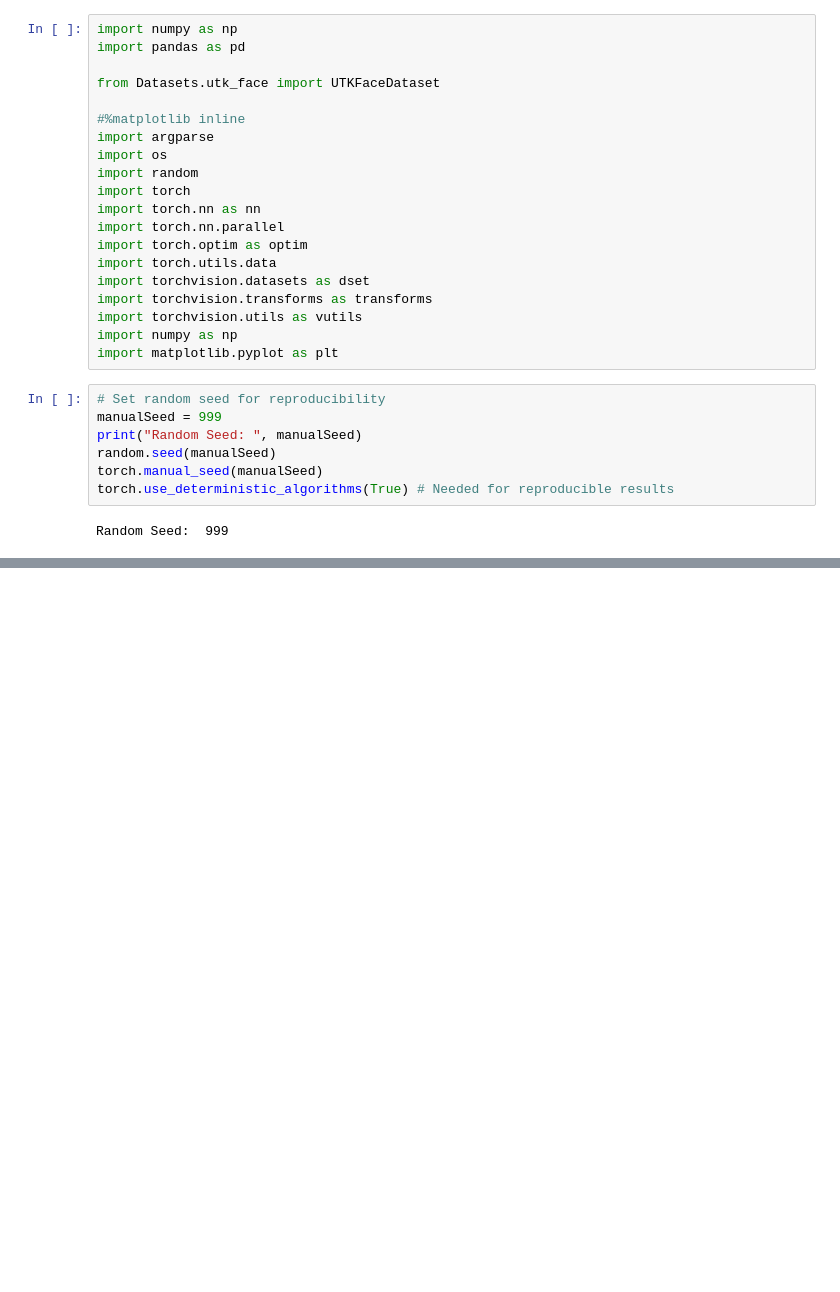
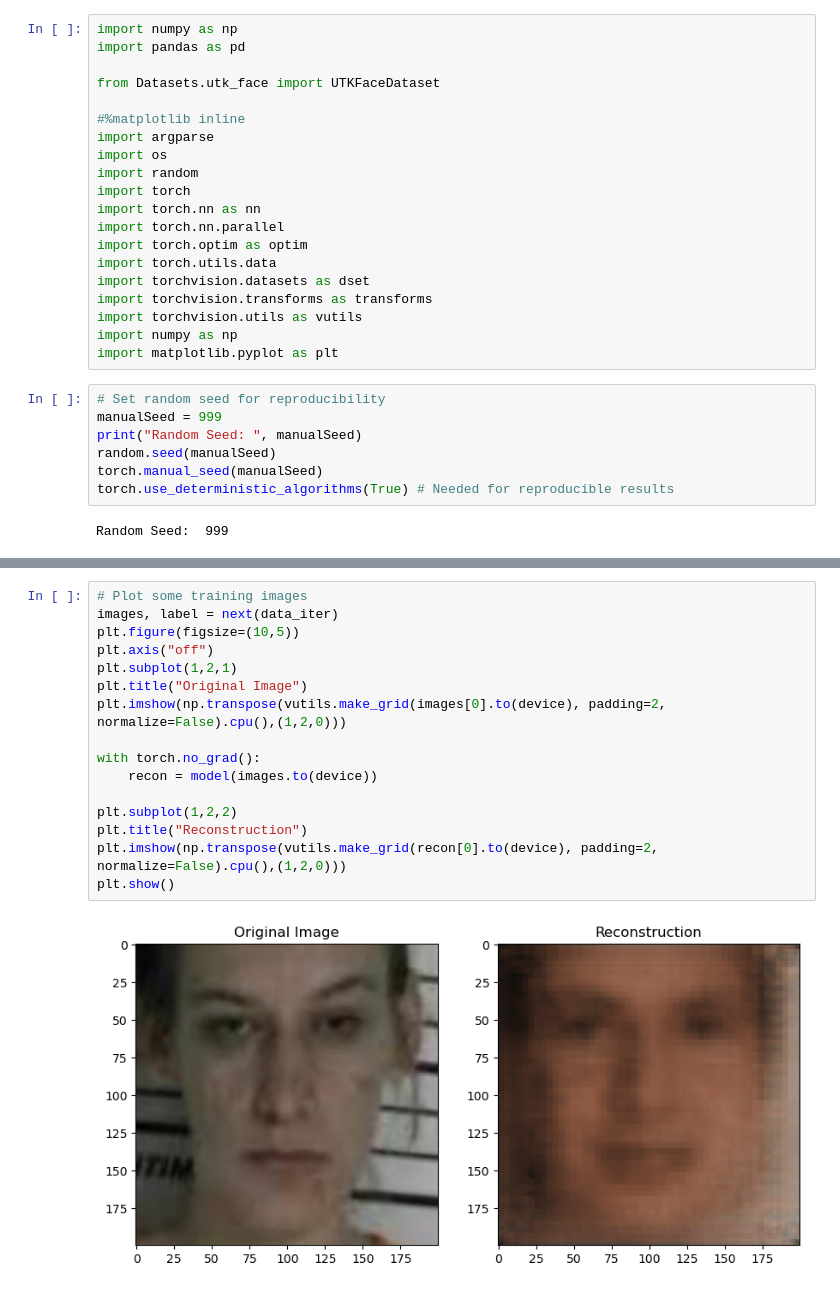
Before and after one commit to Spacefroyo/VAE, a Jupyter notebook: vae.ipynb, the cells around one changed output, grey strips where cells are left out. Cells and saved outputs as stored; diff of their text form; blank space fills up the shorter version.

```diff
--- a/vae.ipynb
+++ b/vae.ipynb
@@ -176,0 +205,18 @@ KeyboardInterrupt:
+# %%
+# Plot some training images
+images, label = next(data_iter)
+plt.figure(figsize=(10,5))
+plt.axis("off")
+plt.subplot(1,2,1)
+plt.title("Original Image")
+plt.imshow(np.transpose(vutils.make_grid(images[0].to(device), padding=2, normalize=False).cpu(),(1,2,0)))
+
+with torch.no_grad():
+    recon = model(images.to(device))
+
+plt.subplot(1,2,2)
+plt.title("Reconstruction")
+plt.imshow(np.transpose(vutils.make_grid(recon[0].to(device), padding=2, normalize=False).cpu(),(1,2,0)))
+plt.show()
+# %% [output]
+[figure, added]
```
Also changed, not shown: parts of 5 cells of this notebook, 1 other file.
